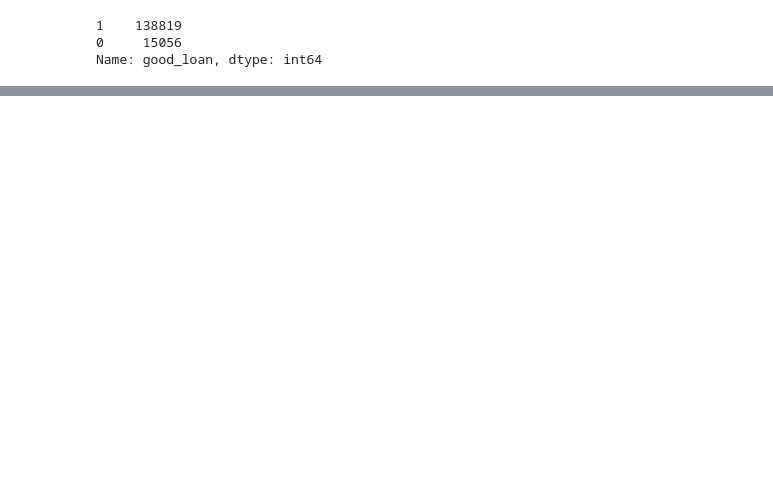
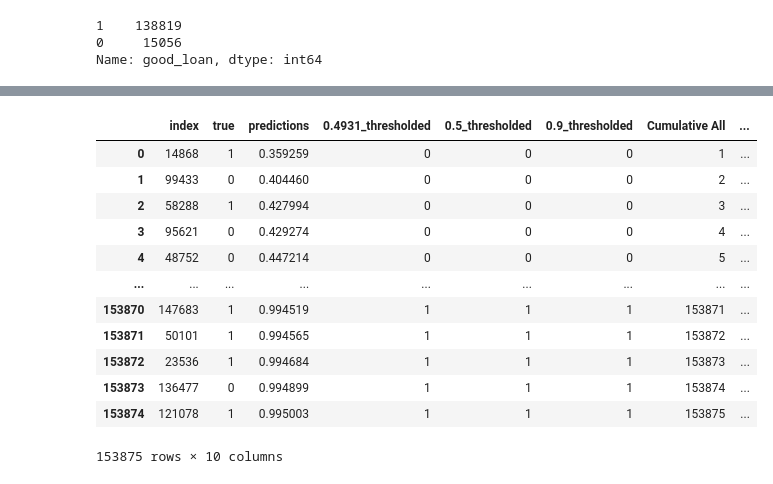
Before and after one commit to EmilSeyfullayev/Credit_Risk_Modeling_in_Python, a Jupyter notebook: Modeling.ipynb, the cells around one changed output, grey strips where cells are left out. Saved outputs shown, nothing was run; the diff lists cells and outputs as text; code cells hidden in the pictures; blank space fills up the shorter version.

```diff
--- a/Modeling.ipynb
+++ b/Modeling.ipynb
@@ -724,0 +775,20 @@ weighted avg       0.87      0.65      0.72    153875
+# %%
+temp['Cumulative All'] = temp.index + 1
+temp['Cumulative Good'] = temp['true'].cumsum()
+temp['Bad loans'] = np.where(temp['true']==0, 1, 0)
+temp['Cumulative Bad'] = temp['Bad loans'].cumsum()
+temp
+# %% [output]
+|  | index | true | predictions | 0.4931_thresholded | 0.5_thresholded | 0.9_thresholded | Cumulative All | ... |
+| 0 | 14868 | 1 | 0.359259 | 0 | 0 | 0 | 1 | ... |
+| 1 | 99433 | 0 | 0.404460 | 0 | 0 | 0 | 2 | ... |
+| 2 | 58288 | 1 | 0.427994 | 0 | 0 | 0 | 3 | ... |
+| 3 | 95621 | 0 | 0.429274 | 0 | 0 | 0 | 4 | ... |
+| 4 | 48752 | 0 | 0.447214 | 0 | 0 | 0 | 5 | ... |
+| ... | ... | ... | ... | ... | ... | ... | ... | ... |
+| 153870 | 147683 | 1 | 0.994519 | 1 | 1 | 1 | 153871 | ... |
+| 153871 | 50101 | 1 | 0.994565 | 1 | 1 | 1 | 153872 | ... |
+| 153872 | 23536 | 1 | 0.994684 | 1 | 1 | 1 | 153873 | ... |
+| 153873 | 136477 | 0 | 0.994899 | 1 | 1 | 1 | 153874 | ... |
+| 153874 | 121078 | 1 | 0.995003 | 1 | 1 | 1 | 153875 | ... |
+153875 rows × 10 columns
```
Also changed, not shown: parts of 37 cells of this notebook.
